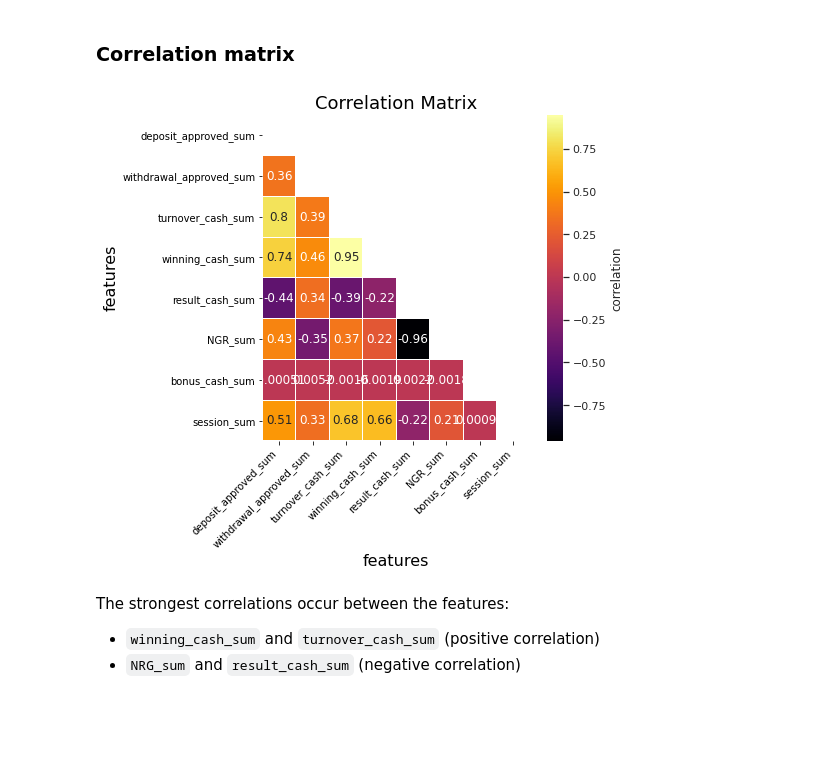
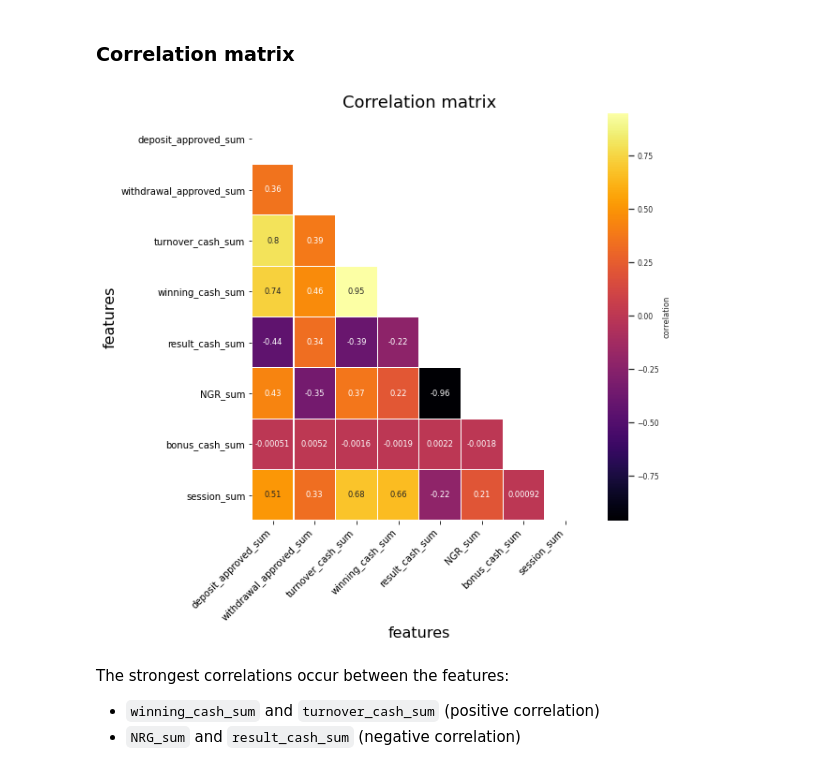
Before and after one commit to skepticalchemist/churn_prediction, a Jupyter notebook: notebooks/eda.ipynb, the cells around one changed output. Drawn from its saved outputs; the diff is of its cells as text; code cells hidden in the pictures; blank space fills up the shorter version.

```diff
--- a/notebooks/eda.ipynb
+++ b/notebooks/eda.ipynb
@@ -227,26 +229,26 @@ plt.close()
 ### Correlation matrix
 # %%
 # Correlation matrix completely ignores any non-numeric column.
-fig, ax = plt.subplots(figsize=(6, 6))
+fig, ax = plt.subplots(figsize=(8, 8))
 
 matrix = np.triu(churn.corr("spearman"))
-sns.set(font_scale=1.0)
+sns.set(font_scale=0.7)
 sns.heatmap(
     churn.corr(method="spearman"),
     linewidth=0.1,
     annot=True,
     cmap="inferno",
     cbar_kws={"label": "correlation"},
     mask=matrix,
 )
 plt.xlabel("features", size=16)
 plt.xticks(rotation=45, ha="right")
 plt.ylabel("features", size=16)
-plt.title("Correlation Matrix", size=18)
+plt.title("Correlation matrix", size=18)
 plt.show()
 plt.close()
 # %% [output]
-[figure, old version]
+[figure, new version]
 # %% [markdown]
 The strongest correlations occur between the features:
 * `winning_cash_sum` and `turnover_cash_sum` (positive correlation)
```
Also changed, not shown: parts of 19 cells of this notebook, 6 other files.
